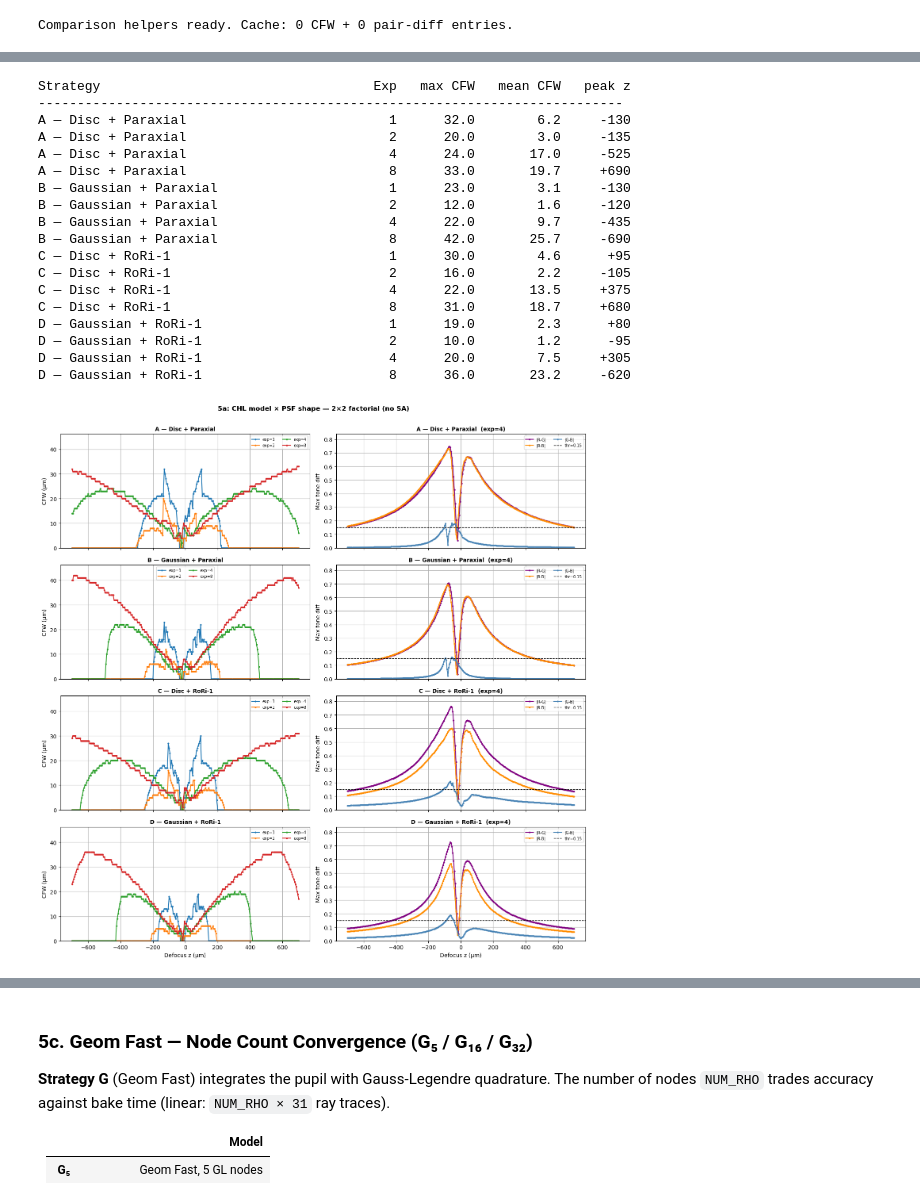
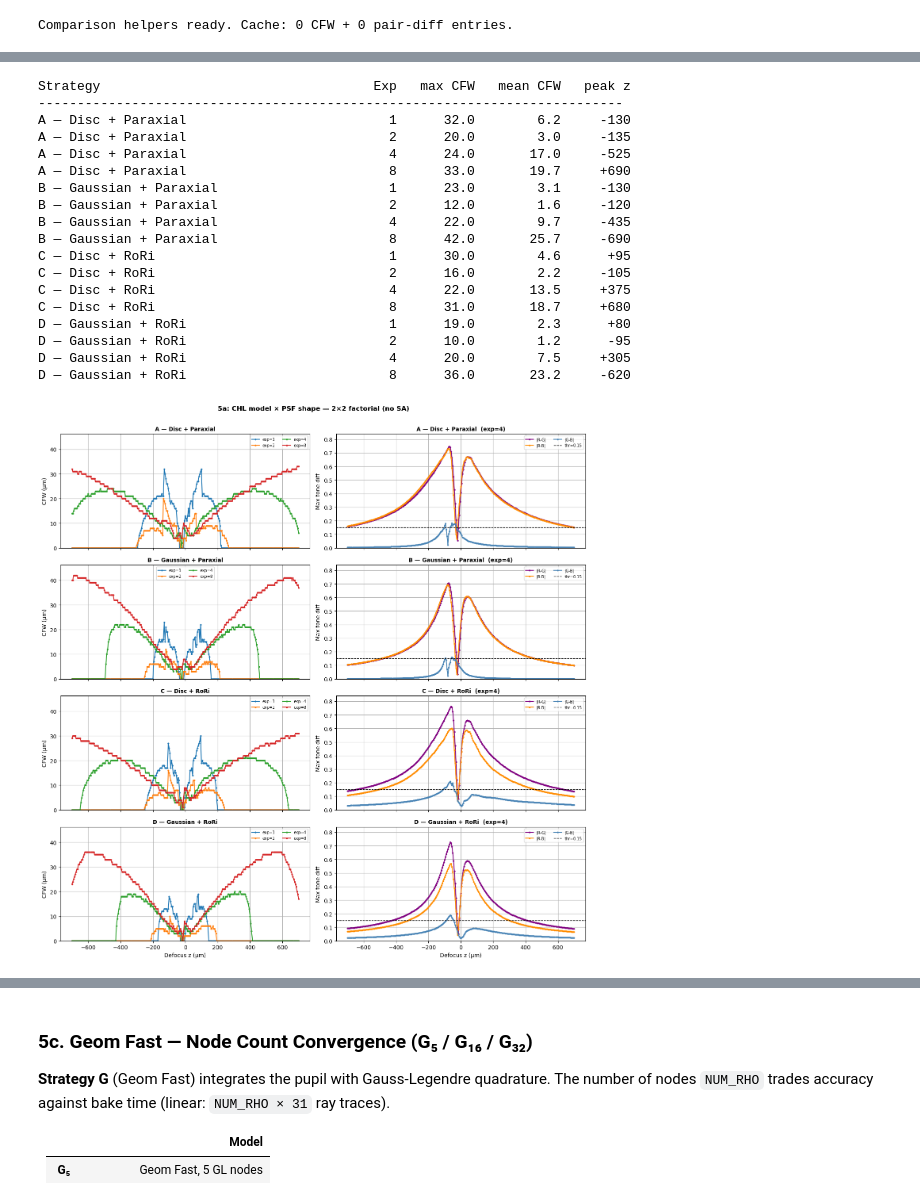
Before and after one commit to Leyangf/ColorFringeCalculation, a Jupyter notebook: examples/cfw_geom_demo.ipynb, the cells around one changed output, grey strips where cells are left out. Saved outputs shown, nothing was run; the diff lists cells and outputs as text; code cells hidden in the pictures.

```diff
--- a/examples/cfw_geom_demo.ipynb
+++ b/examples/cfw_geom_demo.ipynb
@@ -290,27 +270,27 @@ denom = np.sqrt(4 * FN_DEFAULT**2 - 1)
 
 # ρ_CHL(λ) = |CHL(λ)| / denom  — blur from chromatic defocus at z=0
 rho_chl_par = np.abs(paraxial_curve[:, 1]) / denom
-rho_chl_r1  = np.abs(rori1_curve[:, 1]) / denom
+rho_chl_rori = np.abs(rori_curve[:, 1]) / denom
 
-# ρ_SA(λ) — already computed (RoRi-1 residual RMS)
-rho_sa = spot1_curve[:, 1]
+# ρ_SA(λ) — already computed (RoRi residual RMS)
+rho_sa = spot_curve[:, 1]
 
 # Combined blur (quadrature)
-rho_total_r1  = np.sqrt(rho_chl_r1**2  + rho_sa**2)
+rho_total  = np.sqrt(rho_chl_rori**2 + rho_sa**2)
 
 fig, (ax1, ax2) = plt.subplots(1, 2, figsize=(14, 5))
 
 # ── Left panel: ρ_CHL vs ρ_SA vs ρ_total ────────────────────────────
 ax1.fill_between(wl, 0, rho_sa, alpha=0.2, color="C3")
-ax1.plot(wl, rho_sa, "o-", color="C3", ms=3, lw=1.5, label=r"$\rho_{\rm SA}$ (RoRi-1 residual)")
+ax1.plot(wl, rho_sa, "o-", color="C3", ms=3, lw=1.5, label=r"$\rho_{\rm SA}$ (RoRi residual)")
 
-ax1.fill_between(wl, 0, rho_chl_r1, alpha=0.2, color="C0")
-ax1.plot(wl, rho_chl_r1, "s-", color="C0", ms=3, lw=1.5, label=r"$\rho_{\rm CHL}$ (RoRi-1)")
+ax1.fill_between(wl, 0, rho_chl_rori, alpha=0.2, color="C0")
+ax1.plot(wl, rho_chl_rori, "s-", color="C0", ms=3, lw=1.5, label=r"$\rho_{\rm CHL}$ (RoRi)")
 
 ax1.plot(wl, rho_chl_par, "^--", color="C0", ms=3, lw=1, alpha=0.5,
          label=r"$\rho_{\rm CHL}$ (paraxial)")
 
-ax1.plot(wl, rho_total_r1, "D-", color="k", ms=3, lw=1.5, alpha=0.7,
+ax1.plot(wl, rho_total, "D-", color="k", ms=3, lw=1.5, alpha=0.7,
          label=r"$\rho_{\rm total} = \sqrt{\rho_{\rm CHL}^2 + \rho_{\rm SA}^2}$")
 
 ax1.set_xlabel("Wavelength (nm)")
@@ -321,7 +301,7 @@ ax1.grid(True, alpha=0.3)
 ax1.set_ylim(0, None)
 
 # ── Right panel: SA fraction of total blur ───────────────────────────
-sa_fraction = rho_sa**2 / (rho_total_r1**2 + 1e-12)  # energy fraction
+sa_fraction = rho_sa**2 / (rho_total**2 + 1e-12)  # energy fraction
 
 ax2.bar(wl, sa_fraction * 100, width=8, color="C3", alpha=0.6, label="SA²/total²")
 ax2.bar(wl, (1 - sa_fraction) * 100, width=8, bottom=sa_fraction * 100,
@@ -344,9 +324,9 @@ print(f"\n{'λ (nm)':>8}  {'ρ_CHL':>7}  {'ρ_SA':>6}  {'ρ_total':>8}  "
       f"{'SA share':>9}  {'Dominant':>10}")
 print("-" * 60)
 for i, wl_nm in enumerate(wl):
-    rc = rho_chl_r1[i]
+    rc = rho_chl_rori[i]
     rs = rho_sa[i]
-    rt = rho_total_r1[i]
+    rt = rho_total[i]
     frac = rs**2 / (rt**2 + 1e-12) * 100
     dominant = "SA" if frac > 50 else "CHL"
     print(f"{wl_nm:>8.0f}  {rc:>7.2f}  {rs:>6.2f}  {rt:>8.2f}  "
@@ -386,11 +366,8 @@ This diagnostic compares three SA representations against the ray-fan ground tru
 # ── 3d. Per-Pupil SA Profile — Parameterisation Accuracy ─────────────
 from chromf.optiland_bridge import (
     _sk_real, _paraxial_bfl,
-    _RORI1_PY, _RORI1_WEIGHTS, _RORI1_SUM
+    _RORI_PY, _RORI_WEIGHTS, _RORI_SUM
 )
-_RORI_PY      = _RORI1_PY
-_RORI_WEIGHTS = _RORI1_WEIGHTS
-_RORI_SUM     = _RORI1_SUM
 
 assert lens1   is not None, "lens1 is None — load the lens model first (cell 1)."
 assert ray_fan is not None, "ray_fan is None — run the ray-fan baking cell first."
@@ -399,7 +376,7 @@ denom = np.sqrt(4 * FN_DEFAULT**2 - 1)
 paraxial_obj = lens1.paraxial
 z_start = float(paraxial_obj.surfaces.positions[1, 0]) - 1.0
 
-py_arr = np.array(_RORI_PY)         # pupil heights (5, RoRi-1 nodes)
+py_arr = np.array(_RORI_PY)         # pupil heights (5, RoRi nodes)
 w_arr  = np.array(_RORI_WEIGHTS)    # RoRi weights
 
 # ── 1. Compute per-pupil TA_SA from 5 SK values ──────────────────────
@@ -411,7 +388,7 @@ ta_sa_5pt = {}    # {wl: ta_sa_µm at 5 pupil heights}
 
 for wl_nm in wl_select:
     wl_um = wl_nm / 1000.0
-    # rori1 and rori4 both start with paraxial (ρ=0)
+    # RoRi: starts with paraxial (ρ=0)
     sks = np.array(
         [_paraxial_bfl(paraxial_obj, wl_nm, z_start)]
         + [_sk_real(lens1, py, wl_um) for py in _RORI_PY[1:]]
@@ -431,7 +408,7 @@ ta_rf_at_rori = {}              # {wl: signed TA at RoRi, shape (32,)}
 
 for wl_nm in wl_select:
     j = np.argmin(np.abs(ray_fan["wl_nm"] - wl_nm))
-    chl_wl = np.interp(wl_nm, rori1_curve[:, 0], rori1_curve[:, 1])  # µm
+    chl_wl = np.interp(wl_nm, rori_curve[:, 0], rori_curve[:, 1])  # µm
     ta_rf_at_rori[wl_nm] = ray_fan["TA0"][:, j] + ray_fan["slope"][:, j] * chl_wl
 
 # ── 3. Current ρ³ model: 2ρ³ × ρ_SA ─────────────────────────────────
@@ -971,30 +943,30 @@ Paraxial CHL treats all rays as paraxial (infinitesimal-aperture limit); RoRi-1
 # %%
 _chl_par = paraxial_curve[:, 1]
-_chl_r1  = rori1_curve[:, 1]
+_chl_rori = rori_curve[:, 1]
 
 plot_comparison([
     {"label": "A — Disc + Paraxial",     "psf_mode": "disc",  "chl_curve": _chl_par},
     {"label": "B — Gaussian + Paraxial", "psf_mode": "gauss", "chl_curve": _chl_par},
-    {"label": "C — Disc + RoRi-1",       "psf_mode": "disc",  "chl_curve": _chl_r1},
-    {"label": "D — Gaussian + RoRi-1",   "psf_mode": "gauss", "chl_curve": _chl_r1},
+    {"label": "C — Disc + RoRi",       "psf_mode": "disc",  "chl_curve": _chl_rori},
+    {"label": "D — Gaussian + RoRi",   "psf_mode": "gauss", "chl_curve": _chl_rori},
 ], suptitle="5a: CHL model × PSF shape — 2×2 factorial (no SA)")
 # %% [output]
 Strategy                                   Exp   max CFW   mean CFW   peak z
 ---------------------------------------------------------------------------
 A — Disc + Paraxial                          1      32.0        6.2     -130
 A — Disc + Paraxial                          2      20.0        3.0     -135
 A — Disc + Paraxial                          4      24.0       17.0     -525
 A — Disc + Paraxial                          8      33.0       19.7     +690
 B — Gaussian + Paraxial                      1      23.0        3.1     -130
 B — Gaussian + Paraxial                      2      12.0        1.6     -120
 B — Gaussian + Paraxial                      4      22.0        9.7     -435
 B — Gaussian + Paraxial                      8      42.0       25.7     -690
-C — Disc + RoRi-1                            1      30.0        4.6      +95
-C — Disc + RoRi-1                            2      16.0        2.2     -105
-C — Disc + RoRi-1                            4      22.0       13.5     +375
-C — Disc + RoRi-1                            8      31.0       18.7     +680
-D — Gaussian + RoRi-1                        1      19.0        2.3      +80
-D — Gaussian + RoRi-1                        2      10.0        1.2      -95
-D — Gaussian + RoRi-1                        4      20.0        7.5     +305
-D — Gaussian + RoRi-1                        8      36.0       23.2     -620
+C — Disc + RoRi                              1      30.0        4.6      +95
+C — Disc + RoRi                              2      16.0        2.2     -105
+C — Disc + RoRi                              4      22.0       13.5     +375
+C — Disc + RoRi                              8      31.0       18.7     +680
+D — Gaussian + RoRi                          1      19.0        2.3      +80
+D — Gaussian + RoRi                          2      10.0        1.2      -95
+D — Gaussian + RoRi                          4      20.0        7.5     +305
+D — Gaussian + RoRi                          8      36.0       23.2     -620
-[figure, old version]
+[figure, new version]
```
Also changed, not shown: parts of 16 cells of this notebook, 7 other files.
